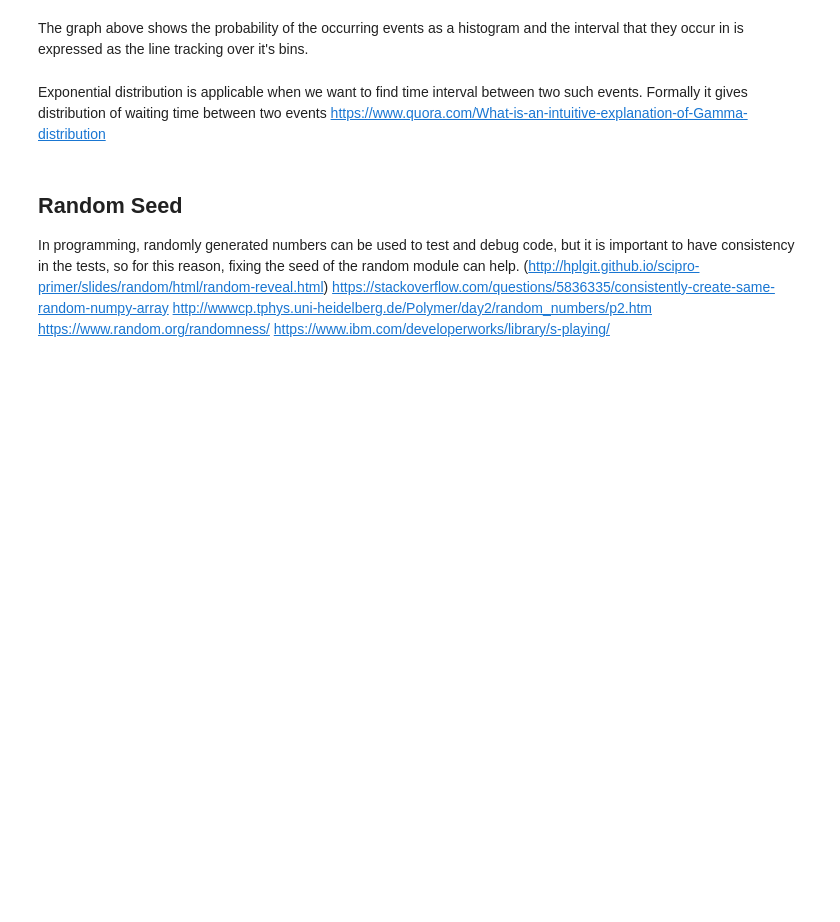
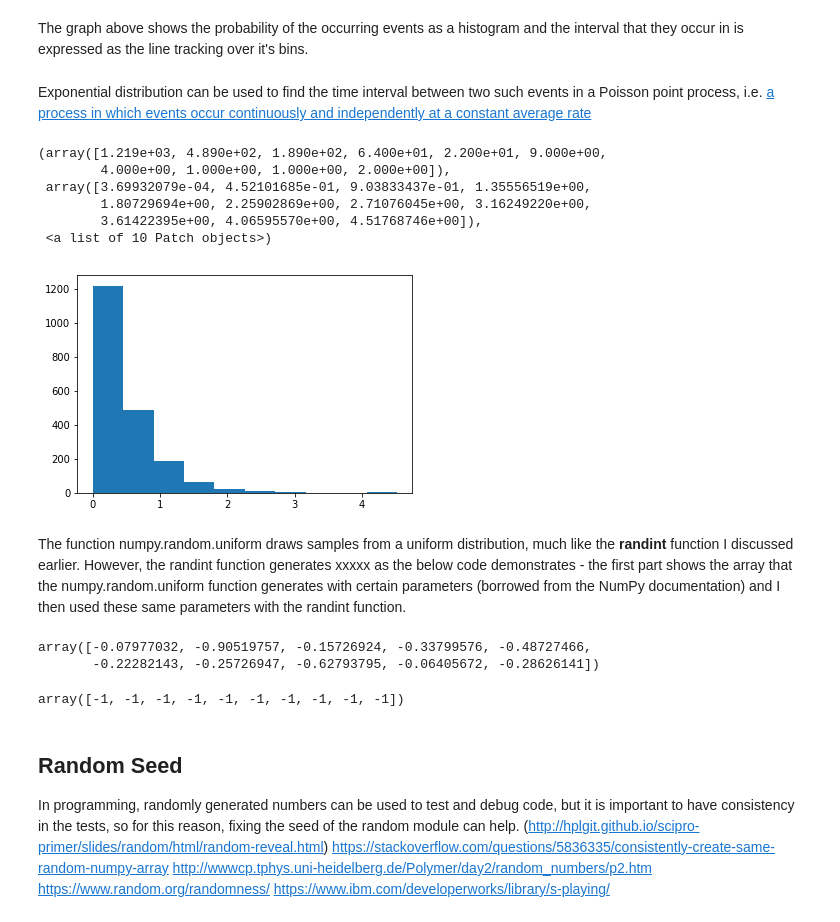
Before and after one commit to AideenByrne/ProgrammingforDA-assignment, a Jupyter notebook: Programming for Data Analysis Assignment.ipynb, the cells around one changed output. Saved outputs shown, nothing was run; the diff lists cells and outputs as text; code cells hidden in the pictures; blank space fills up the shorter version.

```diff
--- a/Programming for Data Analysis Assignment.ipynb
+++ b/Programming for Data Analysis Assignment.ipynb
@@ -160,7 +176,29 @@ sns.distplot(s)
 # %% [markdown]
 The graph above shows the probability of the occurring events as a histogram and the interval that they occur in is expressed as the line tracking over it's bins.
-# %% [markdown]
-Exponential distribution is applicable when we want to find time interval between two such events. Formally it gives distribution of waiting time between two events https://www.quora.com/What-is-an-intuitive-explanation-of-Gamma-distribution
+# %% [markdown]
+Exponential distribution can be used to find the time interval between two such events in a Poisson point process, i.e. [a process in which events occur continuously and independently at a constant average rate](https://en.wikipedia.org/wiki/Exponential_distribution)
+# %%
+p = np.random.exponential(0.5, 2000)
+plt.hist(p)
+# %% [output]
+(array([1.219e+03, 4.890e+02, 1.890e+02, 6.400e+01, 2.200e+01, 9.000e+00,
+        4.000e+00, 1.000e+00, 1.000e+00, 2.000e+00]),
+ array([3.69932079e-04, 4.52101685e-01, 9.03833437e-01, 1.35556519e+00,
+        1.80729694e+00, 2.25902869e+00, 2.71076045e+00, 3.16249220e+00,
+        3.61422395e+00, 4.06595570e+00, 4.51768746e+00]),
+ <a list of 10 Patch objects>)
+[figure, added]
+# %% [markdown]
+The function numpy.random.uniform draws samples from a uniform distribution, much like the **randint** function I discussed earlier. However, the randint function generates xxxxx as the below code demonstrates - the first part shows the array that the numpy.random.uniform function generates with certain parameters (borrowed from the NumPy documentation) and I  then used these same parameters with the randint function.
+# %%
+np.random.uniform(-1,0,10)
+# %% [output]
+array([-0.07977032, -0.90519757, -0.15726924, -0.33799576, -0.48727466,
+       -0.22282143, -0.25726947, -0.62793795, -0.06405672, -0.28626141])
+# %%
+np.random.randint(-1,0,10)
+# %% [output]
+array([-1, -1, -1, -1, -1, -1, -1, -1, -1, -1])
 # %% [markdown]
 ## Random Seed
 
```
Also changed, not shown: parts of 15 cells of this notebook.
